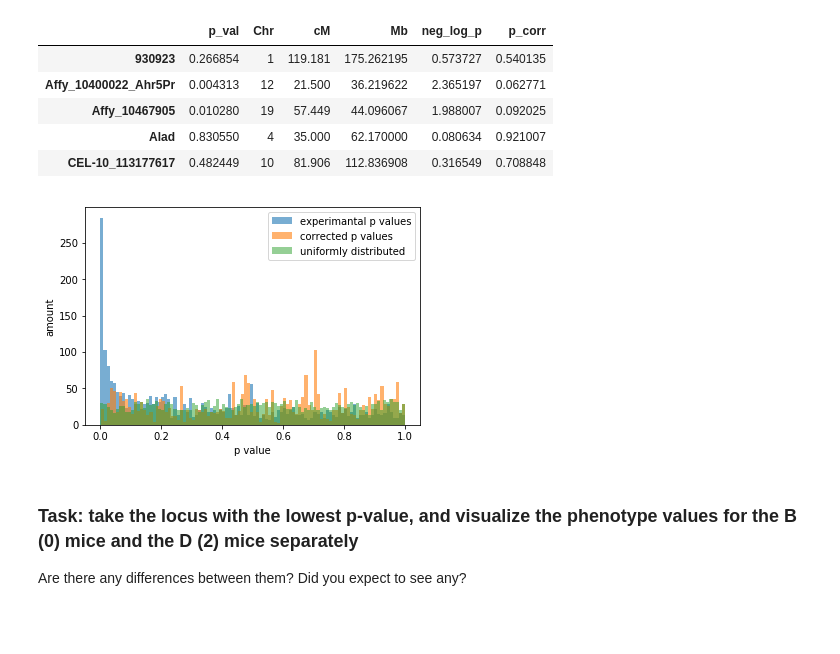
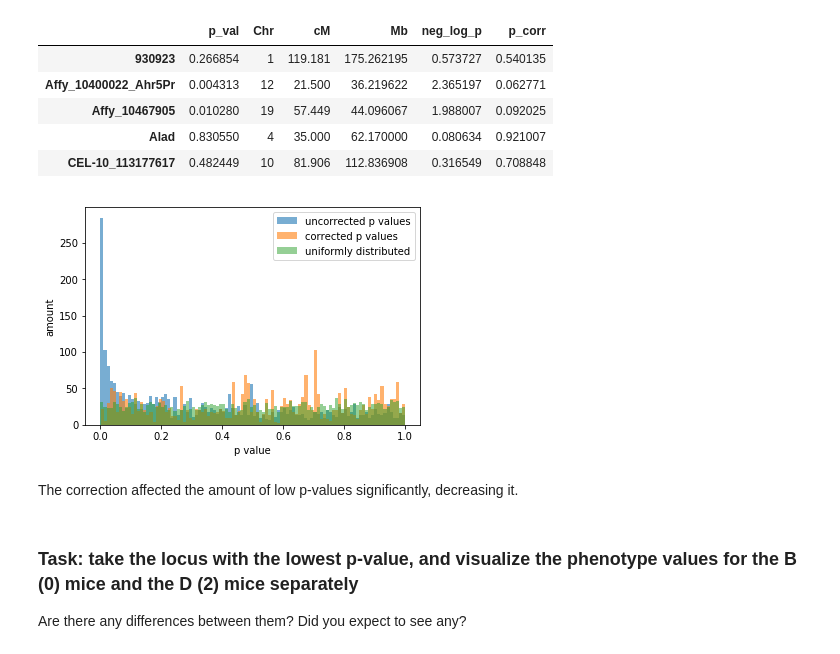
Before and after one commit to Osrip/Integrated_Bioinformatics, a Jupyter notebook: IntegratedBioinformatics/notebooks/Day4_GWAS_Quantitative.ipynb, the cells around one changed output. Drawn from its saved outputs; the diff is of its cells as text; code cells hidden in the pictures; blank space fills up the shorter version.

```diff
--- a/IntegratedBioinformatics/notebooks/Day4_GWAS_Quantitative.ipynb
+++ b/IntegratedBioinformatics/notebooks/Day4_GWAS_Quantitative.ipynb
@@ -218,16 +218,18 @@ benj_test(pear_test_all)
 # %%
 def hist_plot(p_val_chr_df):
     uni_arr = np.random.uniform(size = len(p_val_chr_df['p_val']))
-    plt.hist(p_val_chr_df['p_val'], alpha = 0.6, bins = 100, label = 'experimantal p values')
+    plt.hist(p_val_chr_df['p_val'], alpha = 0.6, bins = 100, label = 'uncorrected p values')
     plt.hist(p_val_chr_df['p_corr'], alpha = 0.6, bins = 100, label = 'corrected p values')
     plt.hist(uni_arr, alpha = 0.5, bins = 100, label = 'uniformly distributed')
     plt.xlabel('p value')
     plt.ylabel('amount')
     #plt.yscale('log')
     plt.legend()
 hist_plot(pear_test_all)
 # %% [output]
-[figure, old version]
+[figure, new version]
+# %% [markdown]
+The correction affected the amount of low p-values significantly, decreasing it.
 # %% [markdown]
 ### Task: take the locus with the lowest p-value, and visualize the phenotype values for the B (0) mice and the D (2) mice separately
 Are there any differences between them? Did you expect to see any?
```
Also changed, not shown: parts of 3 cells of this notebook.
